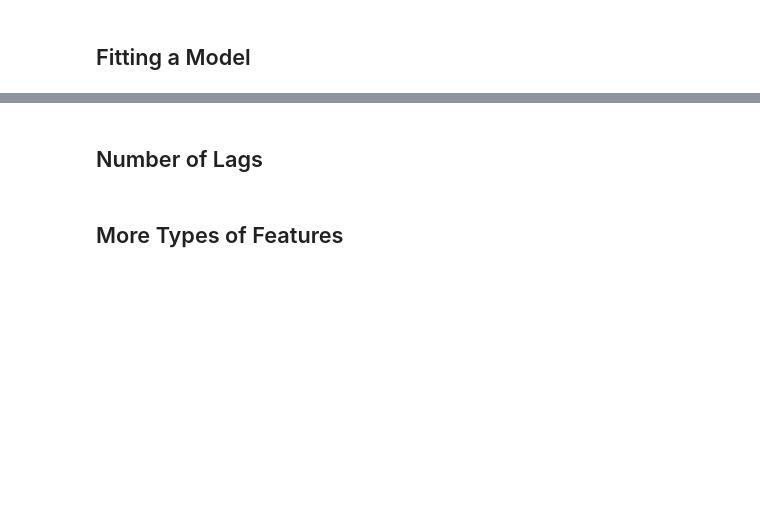
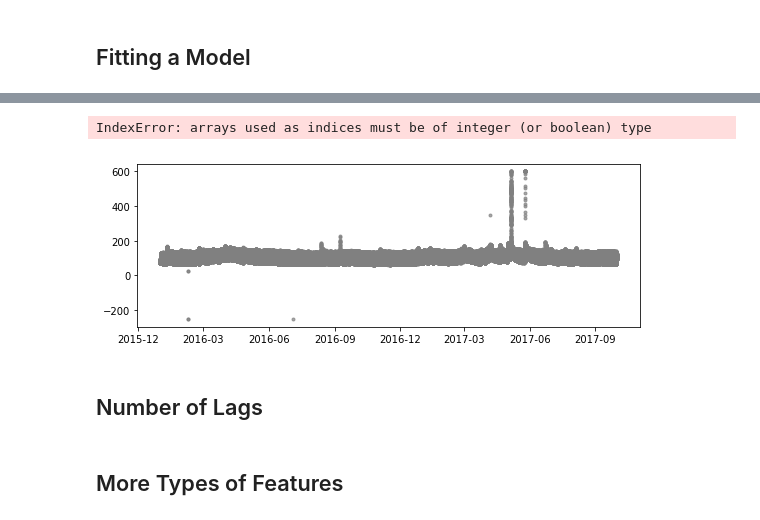
Before and after one commit to stepinski/machinelearning, a Jupyter notebook: Testing new approach to flow predict.ipynb, the cells around one changed output, grey strips where cells are left out. Drawn from its saved outputs; the diff is of its cells as text; code cells hidden in the pictures; blank space fills up the shorter version.

```diff
--- a/Testing new approach to flow predict.ipynb
+++ b/Testing new approach to flow predict.ipynb
@@ -169,31 +171,35 @@ class MultiplicativeEstimator(BaseEstimator, RegressorMixin):
         return getattr(self.estimator, name)
 # %%
 # read the data
-data = pd.read_csv('data/air_passengers.csv', parse_dates=['date'])
-t = data['date']
-y = data['y']
+#data = pd.read_csv('data/air_passengers.csv', parse_dates=['date'])
+t = data_frame.index.get_values()
+y = data_frame.flow1
 
 # create features in new dataframe
 X = pd.DataFrame()
 X['lag 0'] = y.shift(0)
 X['lag 1'] = y.shift(1)
 X['lag 2'] = y.shift(2)
 X['lag 3'] = y.shift(3)
 X['lag 4'] = y.shift(4)
 X['lag 5'] = y.shift(5)
 X['lag 6'] = y.shift(6)
 X['lag 7'] = y.shift(7)
 X['lag 8'] = y.shift(8)
 X['lag 9'] = y.shift(9)
 X['lag 10'] = y.shift(10)
 X['lag 11'] = y.shift(11)
 X['lag 12'] = y.shift(12)
 
+data_frame.head()
 # fit
 model, score = fit_model(t, X, y, plot=True, distance=12)
 
 # display importances
 feature_importance_summary(model)
+# %% [output]
+IndexError: arrays used as indices must be of integer (or boolean) type
+[figure, added]
 # %% [markdown]
 ## Number of Lags
 # %%
```
Also changed, not shown: parts of 4 cells of this notebook.
